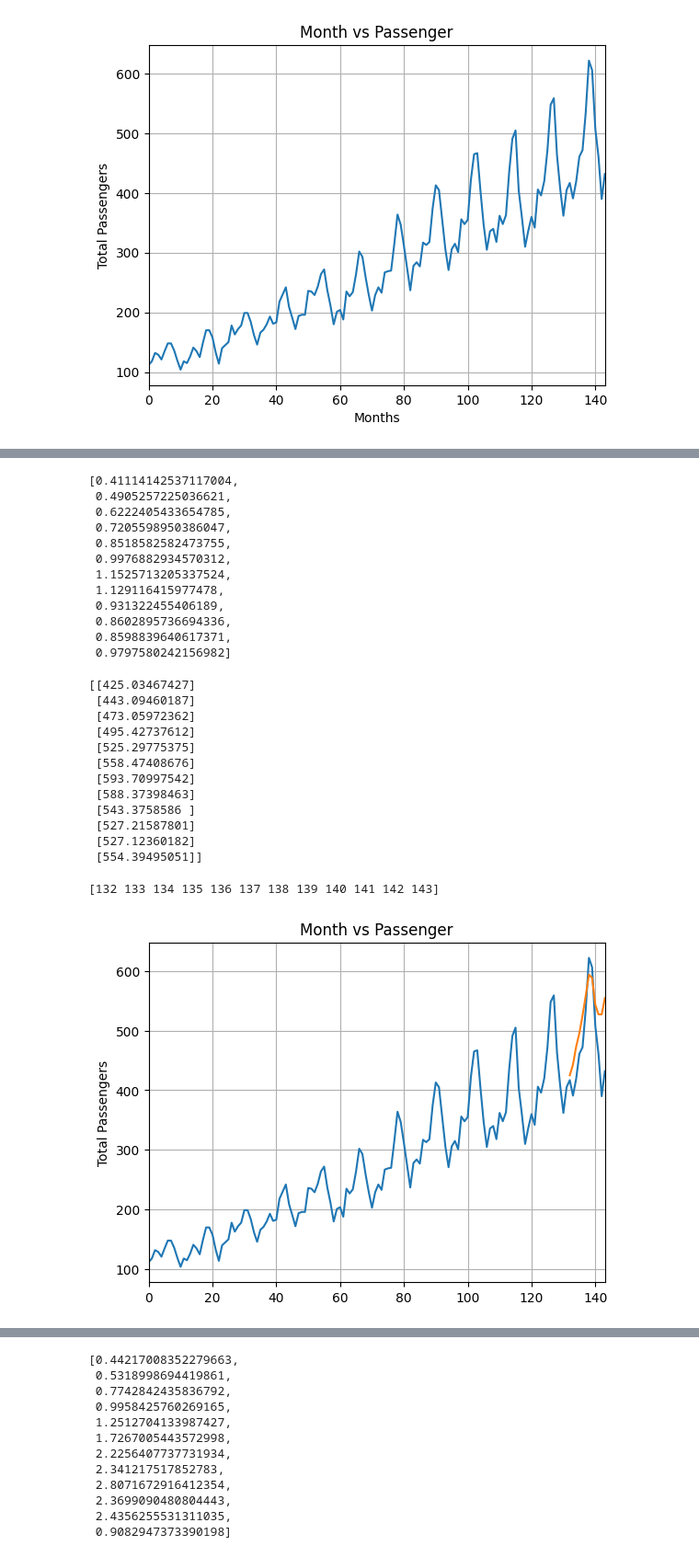
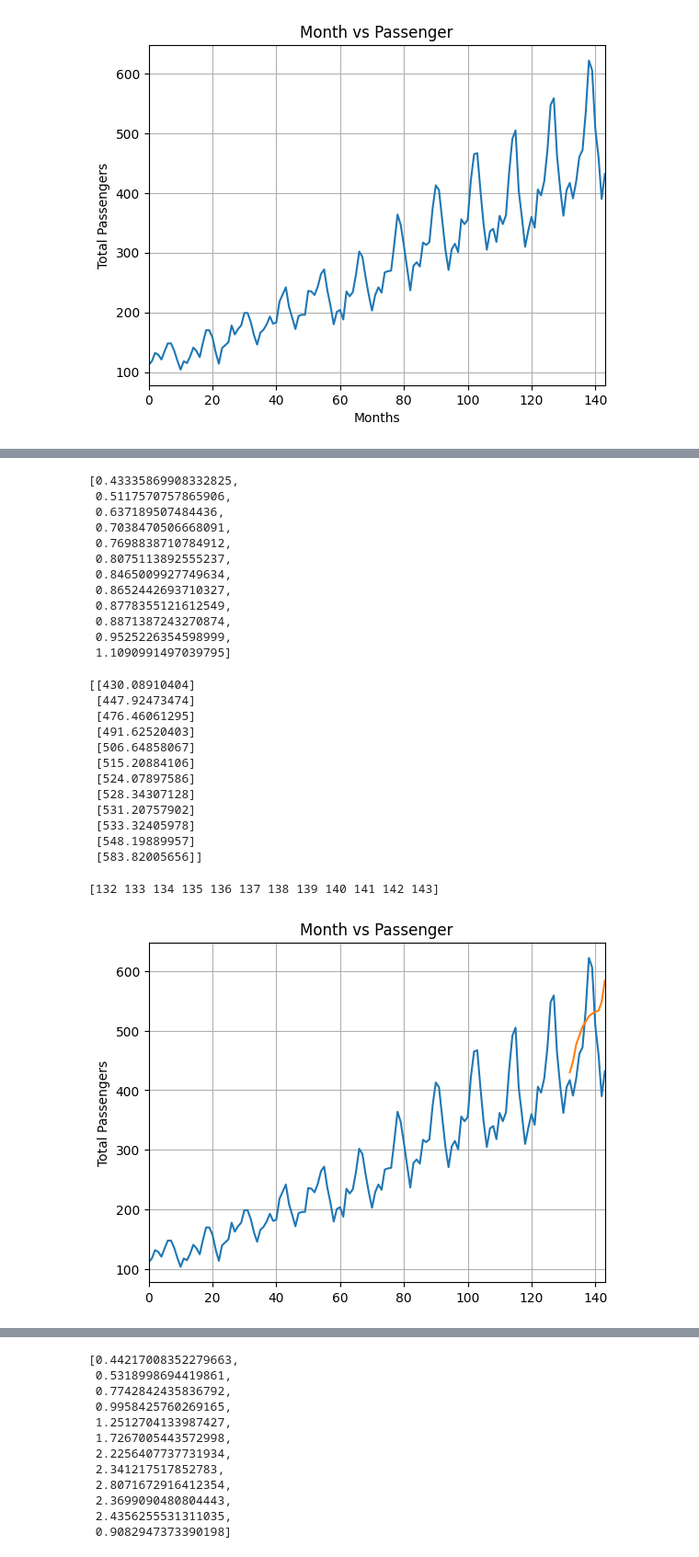
Before and after one commit to MatteoBollecchino/Corsi_Magistrale_SST, a Jupyter notebook: MLSA/AA20252026/notebooks/Lecture_4_Deep_Learning_RNN.ipynb, the cells around one changed output, grey strips where cells are left out. Shown at 92% size. Cells and saved outputs as stored; diff of their text form; code cells hidden in the pictures.

```diff
--- a/MLSA/AA20252026/notebooks/Lecture_4_Deep_Learning_RNN.ipynb
+++ b/MLSA/AA20252026/notebooks/Lecture_4_Deep_Learning_RNN.ipynb
@@ -1067,7 +1067,7 @@ train_inout_seq = create_inout_sequences(train_data_normalized, train_window)
 # %%
 
 class ts_LSTM(nn.Module):
-    def __init__(self, n_features=1, hidden_dim=132, n_outputs=1):
+    def __init__(self, n_features=1, hidden_dim=100, n_outputs=1):
         super(ts_LSTM, self).__init__()
         self.hidden_dim = hidden_dim
         self.n_features = n_features
@@ -1138,34 +1138,34 @@ for i in range(fut_pred):
         test_inputs.append(model(seq).item())
 test_inputs[fut_pred:]
 # %% [output]
-[0.41114142537117004,
- 0.4905257225036621,
- 0.6222405433654785,
- 0.7205598950386047,
- 0.8518582582473755,
- 0.9976882934570312,
- 1.1525713205337524,
- 1.129116415977478,
- 0.931322455406189,
- 0.8602895736694336,
- 0.8598839640617371,
- 0.9797580242156982]
+[0.43335869908332825,
+ 0.5117570757865906,
+ 0.637189507484436,
+ 0.7038470506668091,
+ 0.7698838710784912,
+ 0.8075113892555237,
+ 0.8465009927749634,
+ 0.8652442693710327,
+ 0.8778355121612549,
+ 0.8871387243270874,
+ 0.9525226354598999,
+ 1.1090991497039795]
 # %%
-actual_predictions = scaler.inverse_transform(np.array(test_inputs[train_window:] ).reshape(-1, 1))
-print(actual_predictions)
+actual_predictions_LSTM = scaler.inverse_transform(np.array(test_inputs[train_window:] ).reshape(-1, 1))
+print(actual_predictions_LSTM)
 # %% [output]
-[[425.03467427]
- [443.09460187]
- [473.05972362]
- [495.42737612]
- [525.29775375]
- [558.47408676]
- [593.70997542]
- [588.37398463]
- [543.3758586 ]
- [527.21587801]
- [527.12360182]
- [554.39495051]]
+[[430.08910404]
+ [447.92473474]
+ [476.46061295]
+ [491.62520403]
+ [506.64858067]
+ [515.20884106]
+ [524.07897586]
+ [528.34307128]
+ [531.20757902]
+ [533.32405978]
+ [548.19889957]
+ [583.82005656]]
 # %%
 x = np.arange(132, 144, 1)
 print(x)
@@ -1174,10 +1174,10 @@ print(x)
 # %%
 plt.title('Month vs Passenger')
 plt.ylabel('Total Passengers')
 plt.grid(True)
 plt.autoscale(axis='x', tight=True)
 plt.plot(flight_data['passengers'])
-plt.plot(x,actual_predictions)
+plt.plot(x,actual_predictions_LSTM)
 plt.show()
 # %% [output]
-[figure, old version]
+[figure, new version]
```
Also changed, not shown: parts of 12 cells of this notebook.
